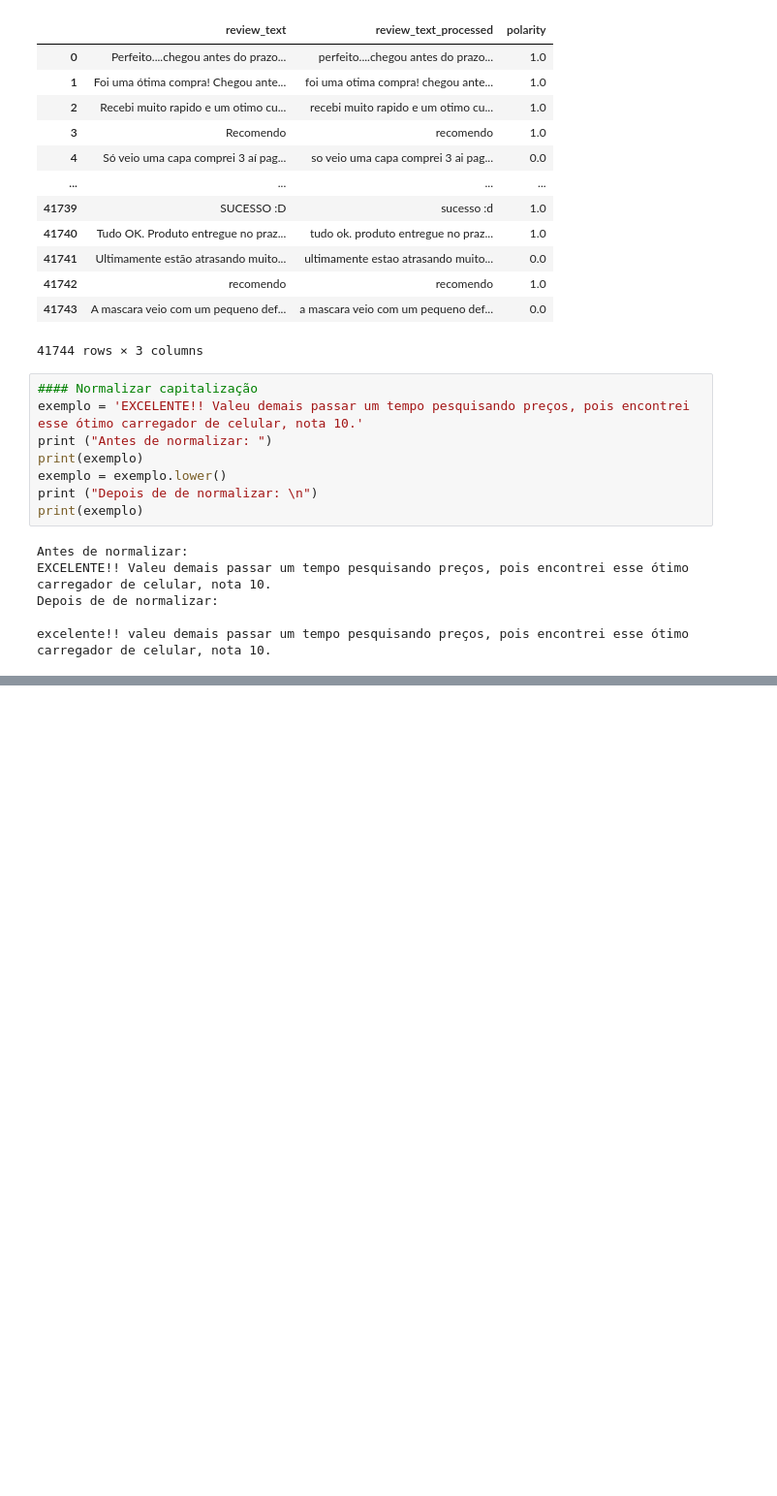
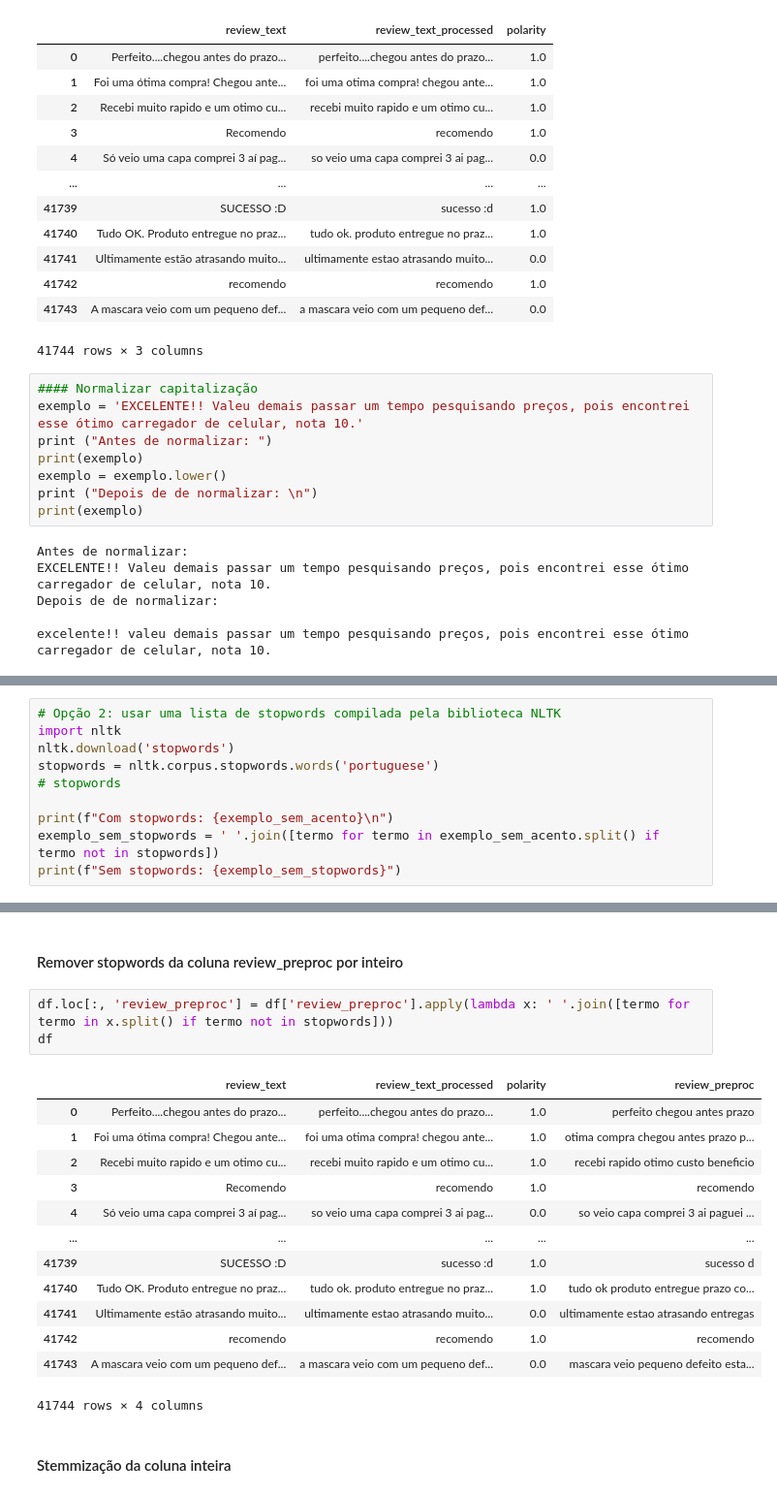
Before and after one commit to mariotlemes/pos-NLP, a Jupyter notebook: src/M6-1/1-metodos-classicos-NLP.ipynb, the cells around one changed output, grey strips where cells are left out. Shown at 97% size. Saved outputs shown, nothing was run; the diff lists cells and outputs as text; blank space fills up the shorter version.

```diff
--- a/src/M6-1/1-metodos-classicos-NLP.ipynb
+++ b/src/M6-1/1-metodos-classicos-NLP.ipynb
@@ -58,0 +181,10 @@ excelente!! valeu demais passar um tempo pesquisando preços, pois encontrei ess
+# %%
+# Opção 2: usar uma lista de stopwords compilada pela biblioteca NLTK
+import nltk
+nltk.download('stopwords')
+stopwords = nltk.corpus.stopwords.words('portuguese')
+# stopwords
+
+print(f"Com stopwords: {exemplo_sem_acento}\n")
+exemplo_sem_stopwords = ' '.join([termo for termo in exemplo_sem_acento.split() if termo not in stopwords])
+print(f"Sem stopwords: {exemplo_sem_stopwords}")
@@ -58,0 +198,21 @@ excelente!! valeu demais passar um tempo pesquisando preços, pois encontrei ess
+# %% [markdown]
+#### Remover stopwords da coluna review_preproc por inteiro
+# %%
+df.loc[:, 'review_preproc'] = df['review_preproc'].apply(lambda x: ' '.join([termo for termo in x.split() if termo not in stopwords]))
+df
+# %% [output]
+|  | review_text | review_text_processed | polarity | review_preproc |
+| 0 | Perfeito....chegou antes do prazo... | perfeito....chegou antes do prazo... | 1.0 | perfeito chegou antes prazo |
+| 1 | Foi uma ótima compra! Chegou ante... | foi uma otima compra! chegou ante... | 1.0 | otima compra chegou antes prazo p... |
+| 2 | Recebi muito rapido e um otimo cu... | recebi muito rapido e um otimo cu... | 1.0 | recebi rapido otimo custo beneficio |
+| 3 | Recomendo | recomendo | 1.0 | recomendo |
+| 4 | Só veio uma capa comprei 3 aí pag... | so veio uma capa comprei 3 ai pag... | 0.0 | so veio capa comprei 3 ai paguei ... |
+| ... | ... | ... | ... | ... |
+| 41739 | SUCESSO :D | sucesso :d | 1.0 | sucesso d |
+| 41740 | Tudo OK. Produto entregue no praz... | tudo ok. produto entregue no praz... | 1.0 | tudo ok produto entregue prazo co... |
+| 41741 | Ultimamente estão atrasando muito... | ultimamente estao atrasando muito... | 0.0 | ultimamente estao atrasando entregas |
+| 41742 | recomendo | recomendo | 1.0 | recomendo |
+| 41743 | A mascara veio com um pequeno def... | a mascara veio com um pequeno def... | 0.0 | mascara veio pequeno defeito esta... |
+41744 rows × 4 columns
+# %% [markdown]
+#### Stemmização da coluna inteira
```
Also changed, not shown: parts of 17 cells of this notebook.
